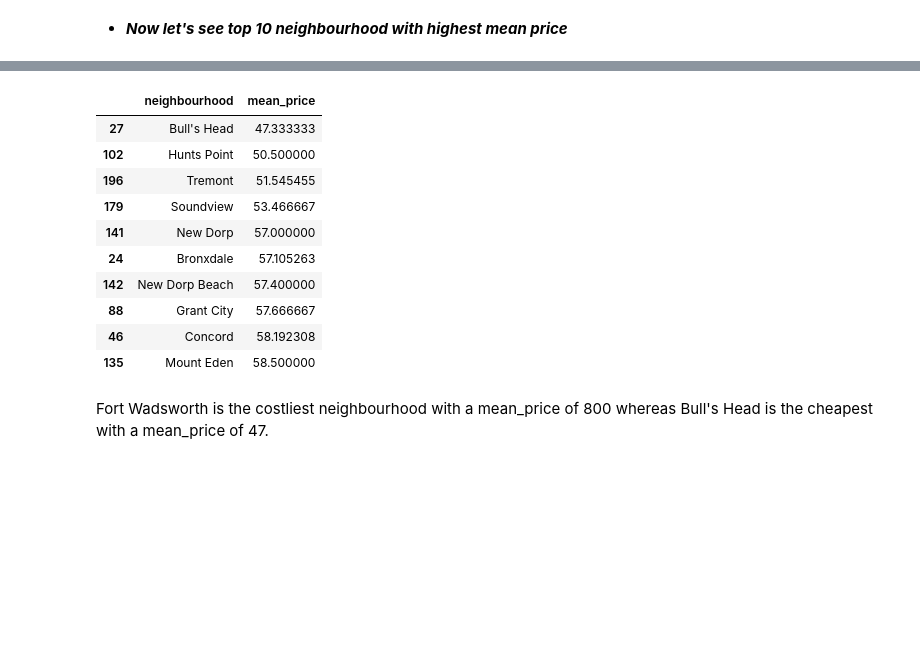
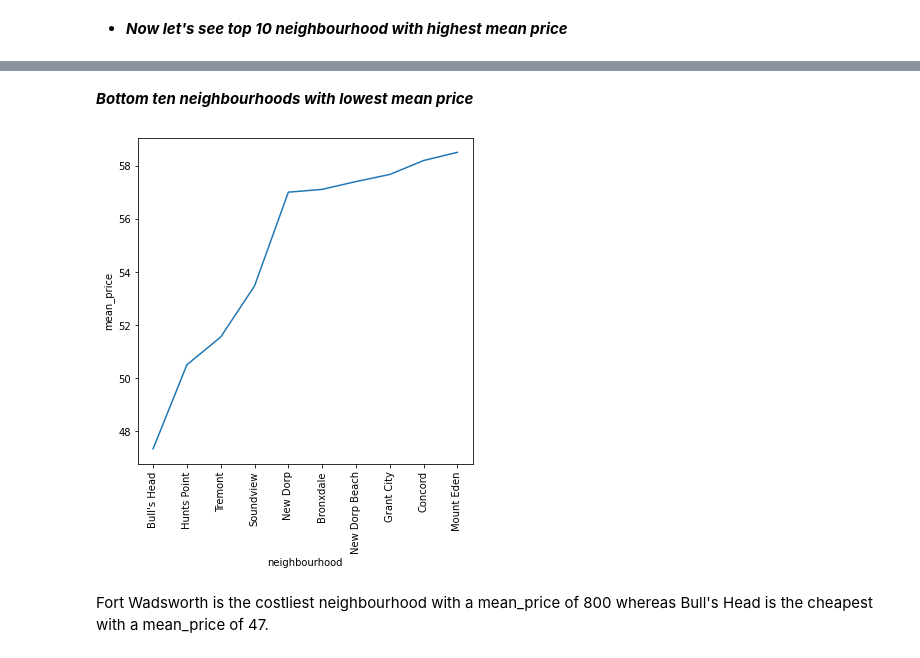
Before and after one commit to ydv1412/airbnb_EDA, a Jupyter notebook: Airbnb_Bookings_Analysis_Capstone_Project.ipynb, the cells around one changed output, grey strips where cells are left out. Saved outputs shown, nothing was run; the diff lists cells and outputs as text; code cells hidden in the pictures; blank space fills up the shorter version.

```diff
--- a/Airbnb_Bookings_Analysis_Capstone_Project.ipynb
+++ b/Airbnb_Bookings_Analysis_Capstone_Project.ipynb
@@ -339,17 +340,15 @@ df.groupby(by = "neighbourhood")["price"].mean().reset_index(name = "mean_price"
+# %% [markdown]
+***Bottom ten neighbourhoods with lowest mean price***
 # %%
-df.groupby(by = "neighbourhood")["price"].mean().reset_index(name = "mean_price").sort_values(by ="mean_price" , ascending = True).iloc[:10]
+df_mean2 = df.groupby(by = "neighbourhood")["price"].mean().reset_index(name = "mean_price").sort_values(by ="mean_price" , ascending = True).iloc[:10]
+plt.figure(figsize = (6,6))
+sns.lineplot(x = df_mean2["neighbourhood"] , y = df_mean2['mean_price'])
+plt.xticks(rotation = 90)                                                    ## rotating xticks by 90 degrees
+
+
+plt.show()
 # %% [output]
-|  | neighbourhood | mean_price |
-| 27 | Bull's Head | 47.333333 |
-| 102 | Hunts Point | 50.500000 |
-| 196 | Tremont | 51.545455 |
-| 179 | Soundview | 53.466667 |
-| 141 | New Dorp | 57.000000 |
-| 24 | Bronxdale | 57.105263 |
-| 142 | New Dorp Beach | 57.400000 |
-| 88 | Grant City | 57.666667 |
-| 46 | Concord | 58.192308 |
-| 135 | Mount Eden | 58.500000 |
+[figure, added]
 # %% [markdown]
 Fort Wadsworth is the costliest neighbourhood with a mean_price of 800 whereas Bull's Head is the cheapest with a mean_price of 47.
 # %% [markdown]
```
Also changed, not shown: parts of 5 cells of this notebook.
